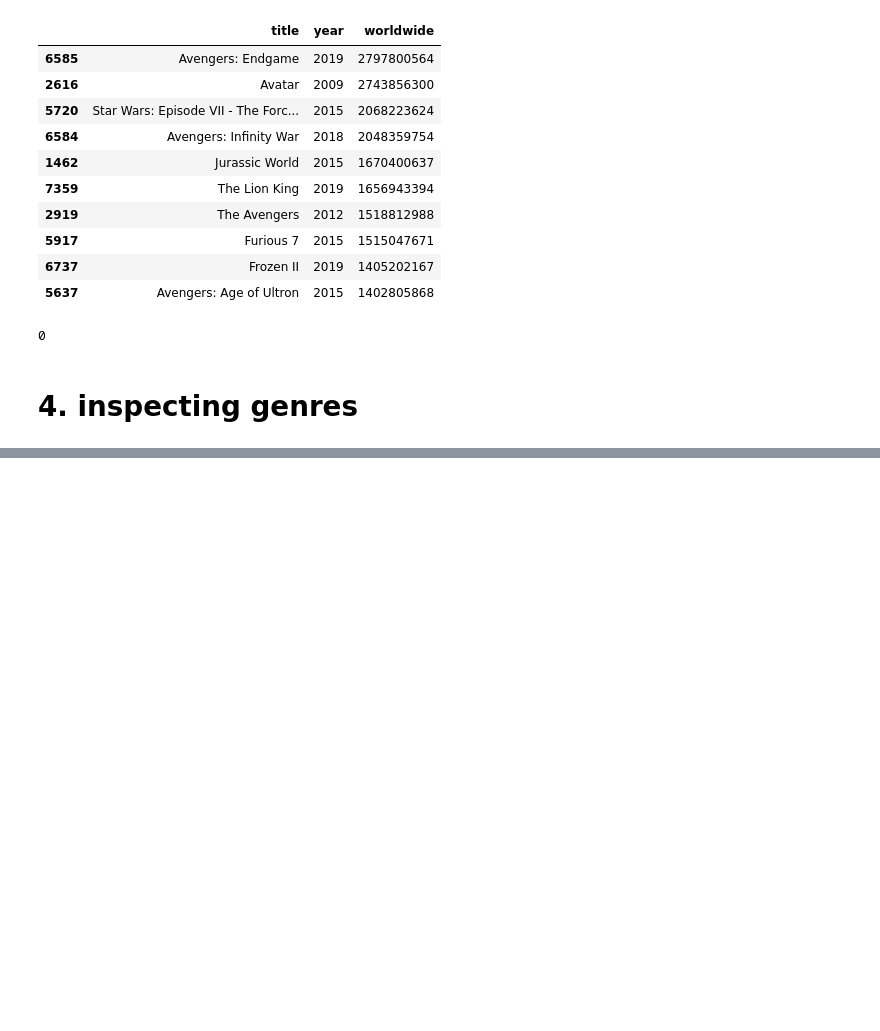
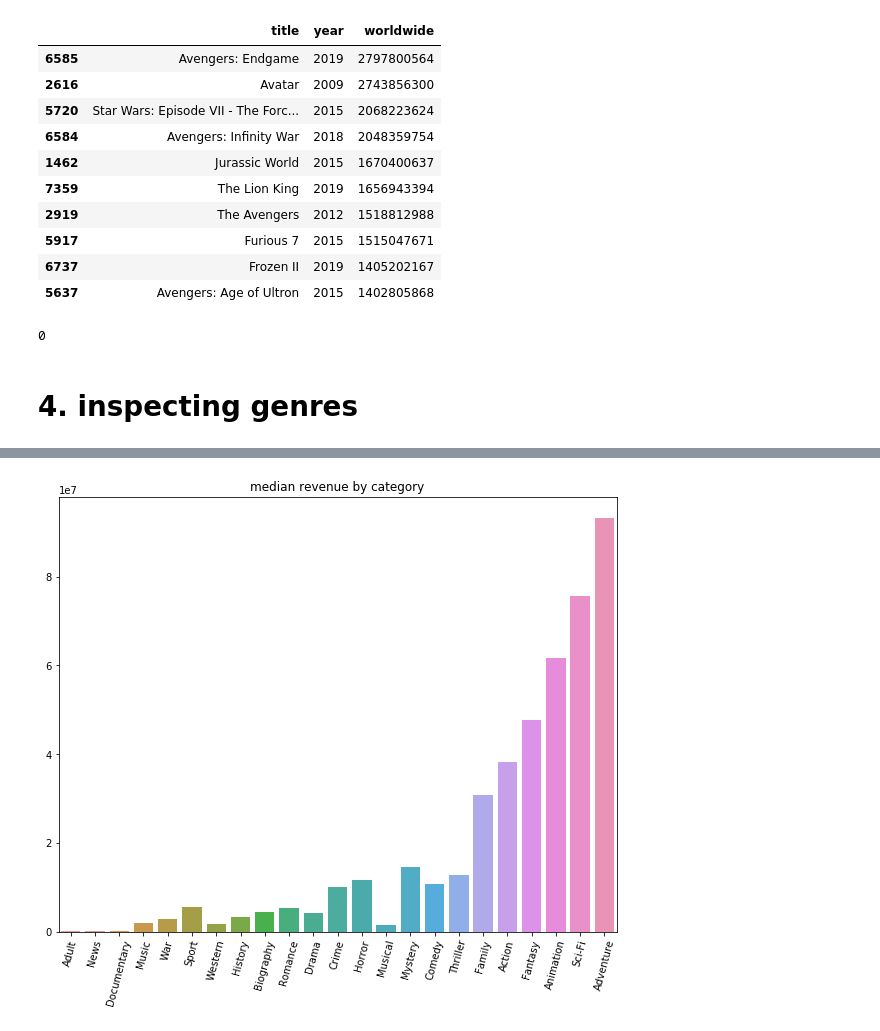
Before and after one commit to teasko/ironhack_project_data_thieves, a Jupyter notebook: data_analysis_teasko.ipynb, the cells around one changed output, grey strips where cells are left out. Cells and saved outputs as stored; diff of their text form; code cells hidden in the pictures; blank space fills up the shorter version.

```diff
--- a/data_analysis_teasko.ipynb
+++ b/data_analysis_teasko.ipynb
@@ -140,0 +263,9 @@ dtype: int64
+# %%
+fig = plt.figure(figsize=(10,8));
+sns.barplot(data=genres_info.sort_values(by = "mean_rev")["median_rev"].to_frame().transpose());
+
+plt.xticks(rotation=75)
+
+plt.title("median revenue by category");
+# %% [output]
+[figure, added]
```
Also changed, not shown: parts of 17 cells of this notebook.
